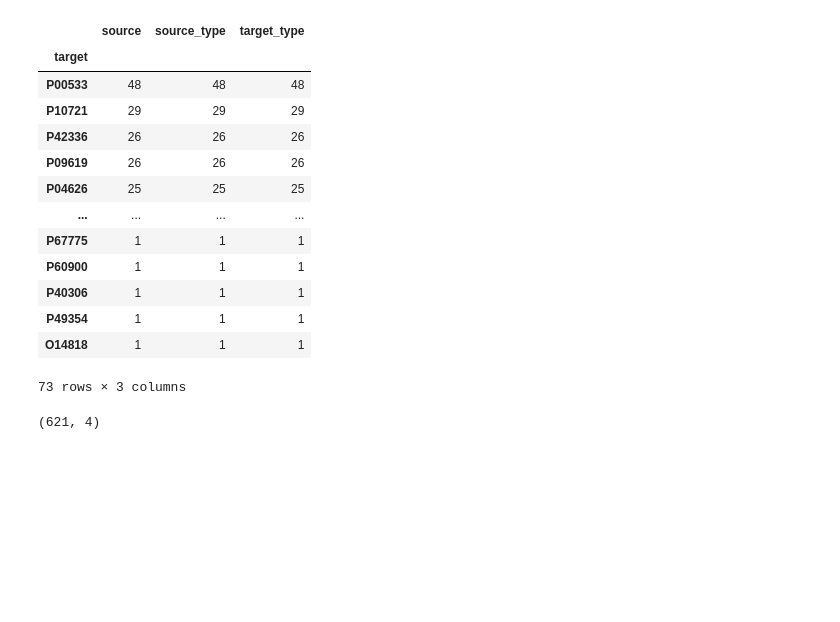
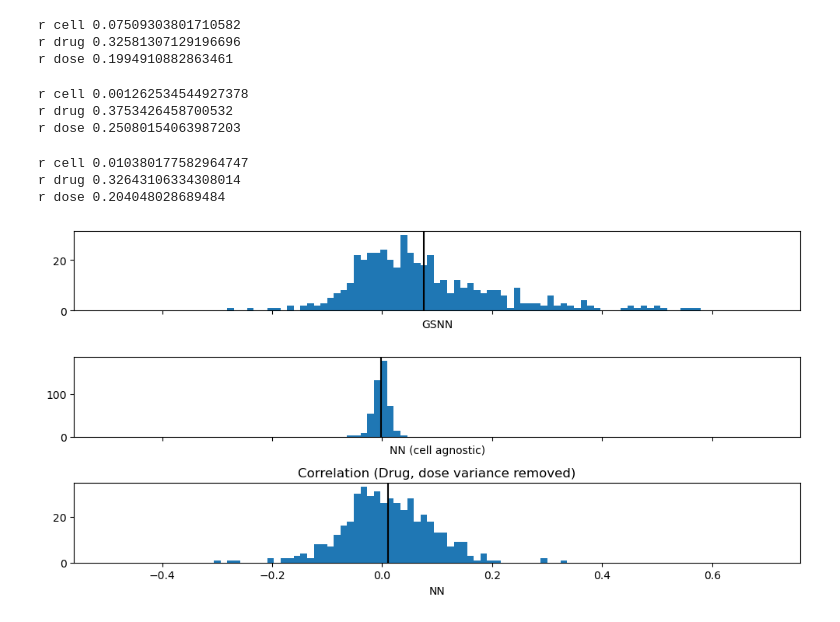
Before and after one commit to nathanieljevans/GSNN, a Jupyter notebook: notebooks/_dev.ipynb, the cells around one changed output. Cells and saved outputs as stored; diff of their text form; code cells hidden in the pictures; blank space fills up the shorter version.

Commit message:
added cell,drug,dose regressed-out metrics

```diff
--- a/notebooks/_dev.ipynb
+++ b/notebooks/_dev.ipynb
@@ -69,2 +37,0 @@ array(['Serotonin receptor agonist', 'Dopamine receptor antagonist',
-# %%
-data = torch.load('../processed_data/Data.pt')
@@ -84,21 +38,57 @@ edgelist.head()
-# %%
-edgelist[lambda x: x.source_type == 'DRUG'].groupby('target').count().sort_values('source', ascending=False)
-# %% [output]
-|  | source | source_type | target_type |
-| target |  |  |  |
-| P00533 | 48 | 48 | 48 |
-| P10721 | 29 | 29 | 29 |
-| P42336 | 26 | 26 | 26 |
-| P09619 | 26 | 26 | 26 |
-| P04626 | 25 | 25 | 25 |
-| ... | ... | ... | ... |
-| P67775 | 1 | 1 | 1 |
-| P60900 | 1 | 1 | 1 |
-| P40306 | 1 | 1 | 1 |
-| P49354 | 1 | 1 | 1 |
-| O14818 | 1 | 1 | 1 |
-73 rows × 3 columns
-# %%
-edgelist[lambda x: x.source_type == 'DRUG'].shape
-# %% [output]
-(621, 4)
+# %%
+model = torch.load(f'{root}/f9d68b65-82a3-41b9-acbf-47f62060295f/model.pt')
+y, yhat, sig_ids = utils.predict_gsnn(test_loader, model, data, device='cuda')
+r_cell = utils.get_regressed_r(y, yhat, sig_ids, vars=['pert_id', 'pert_dose'], multioutput='raw_values', siginfo=siginfo)
+r_drug = utils.get_regressed_r(y, yhat, sig_ids, vars=['cell_iname', 'pert_dose'], multioutput='raw_values', siginfo=siginfo)
+r_dose = utils.get_regressed_r(y, yhat, sig_ids, vars=['pert_id', 'cell_iname'], multioutput='raw_values', siginfo=siginfo)
+print('r cell', np.mean(r_cell))
+print('r drug', np.mean(r_drug))
+print('r dose', np.mean(r_dose))
+# %% [output]
+r cell 0.07509303801710582
+r drug 0.32581307129196696
+r dose 0.1994910882863461
+# %%
+model_cell_agnostic = torch.load(f'{root}/92e3df89-4bf1-4450-ae11-1c01ca91be2b/model.pt')
+data_cell_agnostic = torch.load(f'{root}/92e3df89-4bf1-4450-ae11-1c01ca91be2b/Data.pt')
+y2, yhat2, sig_ids2 = utils.predict_nn(test_loader, model_cell_agnostic, data_cell_agnostic, device='cuda')
+r_cell2 = utils.get_regressed_r(y2, yhat2, sig_ids2, vars=['pert_id', 'pert_dose'], multioutput='raw_values', siginfo=siginfo)
+r_drug2 = utils.get_regressed_r(y2, yhat2, sig_ids2, vars=['cell_iname', 'pert_dose'], multioutput='raw_values', siginfo=siginfo)
+r_dose2 = utils.get_regressed_r(y2, yhat2, sig_ids2, vars=['pert_id', 'cell_iname'], multioutput='raw_values', siginfo=siginfo)
+print('r cell', np.mean(r_cell2))
+print('r drug', np.mean(r_drug2))
+print('r dose', np.mean(r_dose2))
+# %% [output]
+r cell 0.001262534544927378
+r drug 0.3753426458700532
+r dose 0.25080154063987203
+# %%
+model2 = torch.load(f'{root}/531c7bb1-0e85-4846-b628-fc71f7e680d7/model.pt')
+data2 = torch.load(f'{root}/531c7bb1-0e85-4846-b628-fc71f7e680d7/Data.pt')
+y3, yhat3, sig_ids3 = utils.predict_nn(test_loader, model2, data2, device='cuda')
+r_cell3 = utils.get_regressed_r(y3, yhat3, sig_ids3, vars=['pert_id', 'pert_dose'], multioutput='raw_values', siginfo=siginfo)
+r_drug3 = utils.get_regressed_r(y3, yhat3, sig_ids3, vars=['cell_iname', 'pert_dose'], multioutput='raw_values', siginfo=siginfo)
+r_dose3 = utils.get_regressed_r(y3, yhat3, sig_ids3, vars=['pert_id', 'cell_iname'], multioutput='raw_values', siginfo=siginfo)
+print('r cell', np.mean(r_cell3))
+print('r drug', np.mean(r_drug3))
+print('r dose', np.mean(r_dose3))
+# %% [output]
+r cell 0.010380177582964747
+r drug 0.32643106334308014
+r dose 0.204048028689484
+# %%
+f,axes = plt.subplots(3,1, figsize=(10,5), sharex=True)
+plt.title('Correlation (Drug, dose variance removed)')
+axes[0].hist(r_cell, bins=np.linspace(-0.5, 0.7, 100))
+axes[0].set_xlabel('GSNN')
+axes[0].axvline(np.mean(r_cell), c='k')
+axes[1].hist(r_cell2, bins=np.linspace(-0.5, 0.7, 100))
+axes[1].axvline(np.mean(r_cell2), c='k')
+axes[1].set_xlabel('NN (cell agnostic)')
+axes[2].hist(r_cell3, bins=np.linspace(-0.5, 0.7, 100))
+axes[2].axvline(np.mean(r_cell3), c='k')
+axes[2].set_xlabel('NN')
+plt.tight_layout()
+plt.show()
+# %% [output]
+[figure, added]
```
Also changed, not shown: parts of 15 cells of this notebook, 5 other files.
